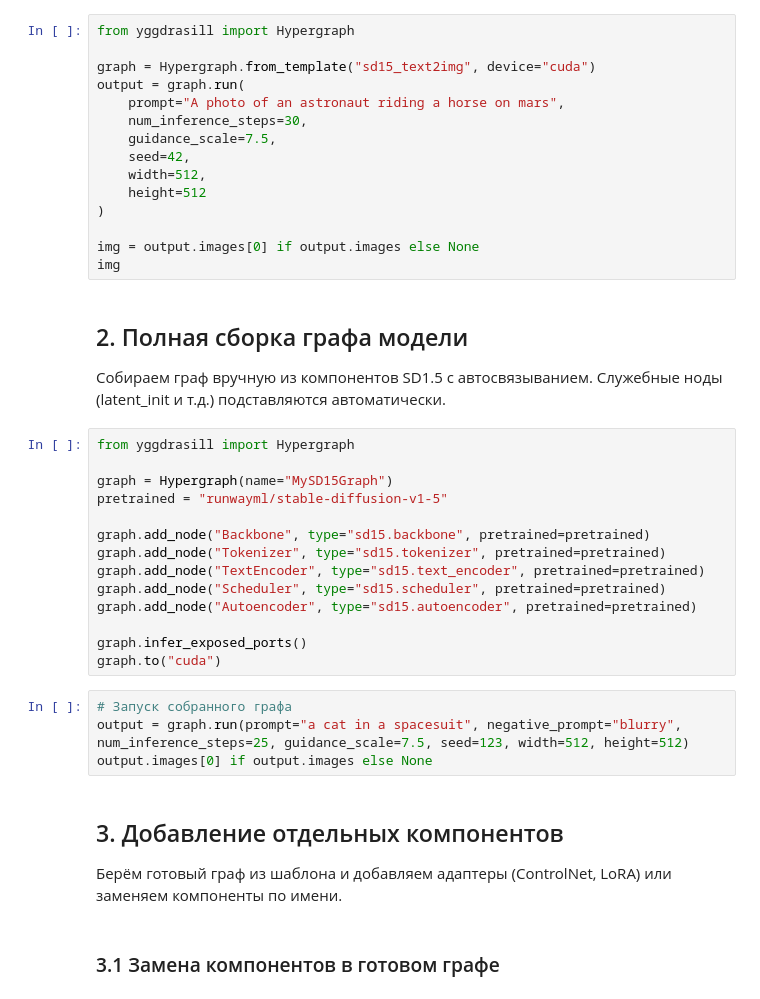
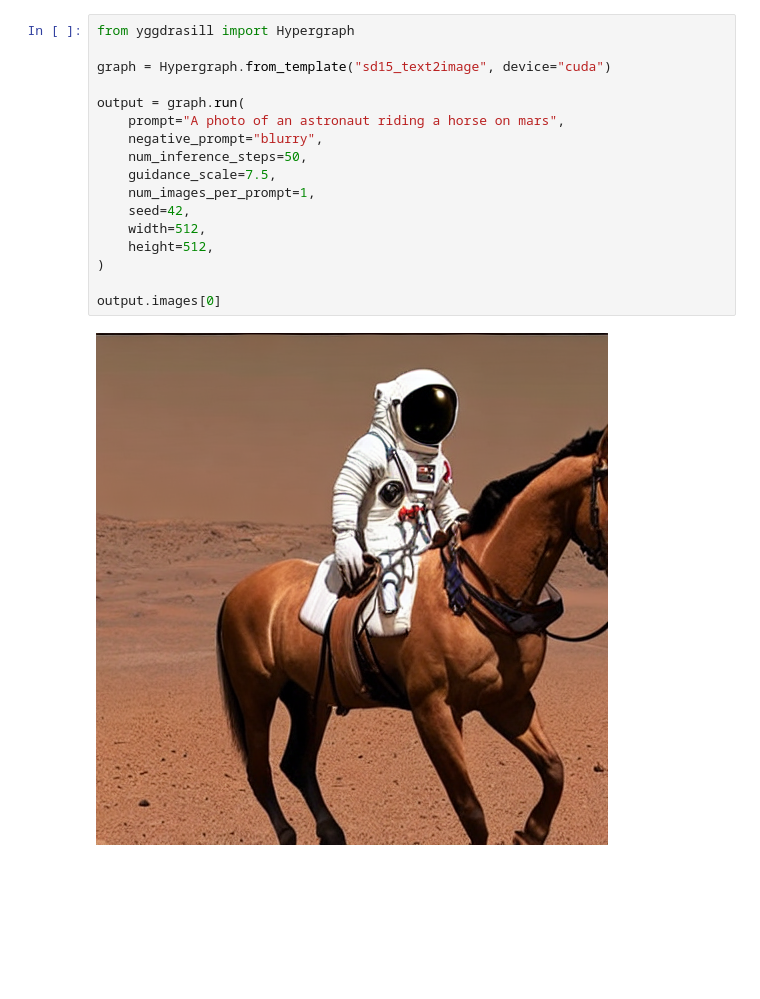
Before and after one commit to GrafikXxxxxxxYyyyyyyyyyy/YggDrasill, a Jupyter notebook: examples/diffusion_sd15.ipynb, the cells around one changed output. Cells and saved outputs as stored; diff of their text form; blank space fills up the shorter version.

```diff
--- a/examples/diffusion_sd15.ipynb
+++ b/examples/diffusion_sd15.ipynb
@@ -7,43 +44,19 @@
 # %%
 from yggdrasill import Hypergraph
 
-graph = Hypergraph.from_template("sd15_text2img", device="cuda")
+graph = Hypergraph.from_template("sd15_text2image", device="cuda")
+
 output = graph.run(
     prompt="A photo of an astronaut riding a horse on mars",
-    num_inference_steps=30,
+    negative_prompt="blurry",
+    num_inference_steps=50,
     guidance_scale=7.5,
+    num_images_per_prompt=1,
     seed=42,
     width=512,
-    height=512
+    height=512,
 )
 
-img = output.images[0] if output.images else None
-img
+output.images[0]
+# %% [output]
+[figure, added]
-# %% [markdown]
-## 2. Полная сборка графа модели
-
-Собираем граф вручную из компонентов SD1.5 с автосвязыванием. Служебные ноды (latent_init и т.д.) подставляются автоматически.
-# %%
-from yggdrasill import Hypergraph
-
-graph = Hypergraph(name="MySD15Graph")
-pretrained = "runwayml/stable-diffusion-v1-5"
-
-graph.add_node("Backbone", type="sd15.backbone", pretrained=pretrained)
-graph.add_node("Tokenizer", type="sd15.tokenizer", pretrained=pretrained)
-graph.add_node("TextEncoder", type="sd15.text_encoder", pretrained=pretrained)
-graph.add_node("Scheduler", type="sd15.scheduler", pretrained=pretrained)
-graph.add_node("Autoencoder", type="sd15.autoencoder", pretrained=pretrained)
-
-graph.infer_exposed_ports()
-graph.to("cuda")
-# %%
-# Запуск собранного графа
-output = graph.run(prompt="a cat in a spacesuit", negative_prompt="blurry", num_inference_steps=25, guidance_scale=7.5, seed=123, width=512, height=512)
-output.images[0] if output.images else None
-# %% [markdown]
-## 3. Добавление отдельных компонентов
-
-Берём готовый граф из шаблона и добавляем адаптеры (ControlNet, LoRA) или заменяем компоненты по имени.
-# %% [markdown]
-### 3.1 Замена компонентов в готовом графе
```
Also changed, not shown: parts of 12 cells of this notebook, 24 other files.
